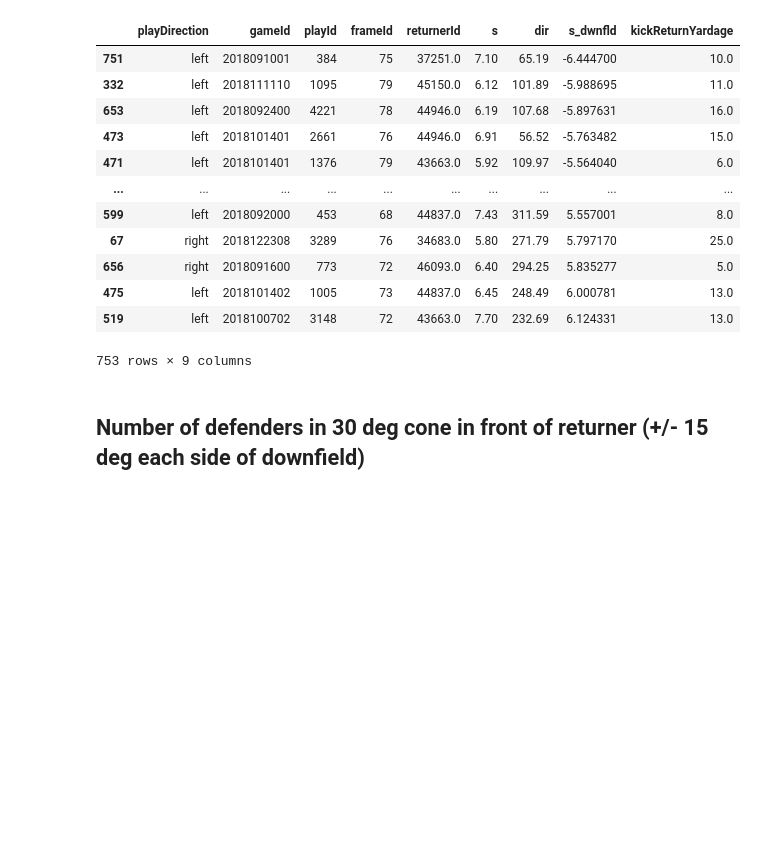
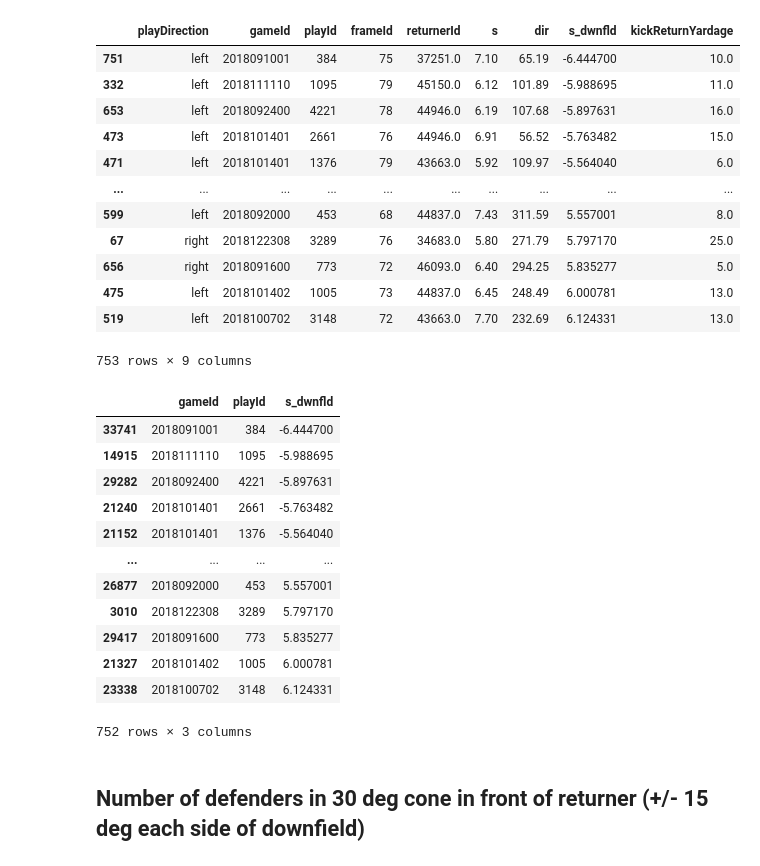
Before and after one commit to pschlais/kaggle_nfl_bdb_2022, a Jupyter notebook: 2_FeatureDefinition.ipynb, the cells around one changed output. Cells and saved outputs as stored; diff of their text form; code cells hidden in the pictures; blank space fills up the shorter version.

```diff
--- a/2_FeatureDefinition.ipynb
+++ b/2_FeatureDefinition.ipynb
@@ -304,6 +313,24 @@ temp_df
 | 475 | left | 2018101402 | 1005 | 73 | 44837.0 | 6.45 | 248.49 | 6.000781 | 13.0 |
 | 519 | left | 2018100702 | 3148 | 72 | 43663.0 | 7.70 | 232.69 | 6.124331 | 13.0 |
 753 rows × 9 columns
+# %%
+# calculate by function
+reload(nfl_bdb22)
+nfl_bdb22.feat_returnerSpeedAtCatch(modelbase_track_df, play_df).sort_values('s_dwnfld')
+# %% [output]
+|  | gameId | playId | s_dwnfld |
+| 33741 | 2018091001 | 384 | -6.444700 |
+| 14915 | 2018111110 | 1095 | -5.988695 |
+| 29282 | 2018092400 | 4221 | -5.897631 |
+| 21240 | 2018101401 | 2661 | -5.763482 |
+| 21152 | 2018101401 | 1376 | -5.564040 |
+| ... | ... | ... | ... |
+| 26877 | 2018092000 | 453 | 5.557001 |
+| 3010 | 2018122308 | 3289 | 5.797170 |
+| 29417 | 2018091600 | 773 | 5.835277 |
+| 21327 | 2018101402 | 1005 | 6.000781 |
+| 23338 | 2018100702 | 3148 | 6.124331 |
+752 rows × 3 columns
 # %% [markdown]
 ## Number of defenders in 30 deg cone in front of returner (+/- 15 deg each side of downfield)
 # %% [markdown]
```
Also changed, not shown: parts of 7 cells of this notebook, 1 other file.
